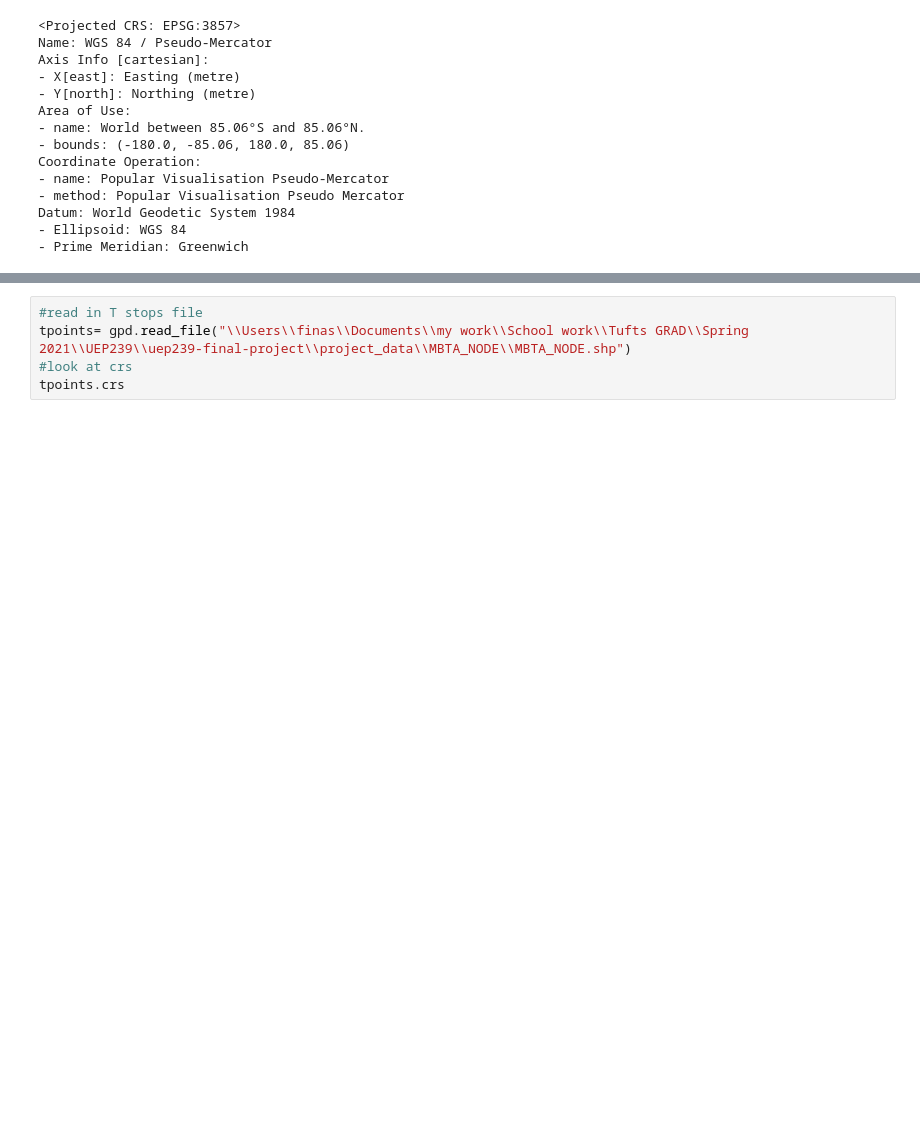
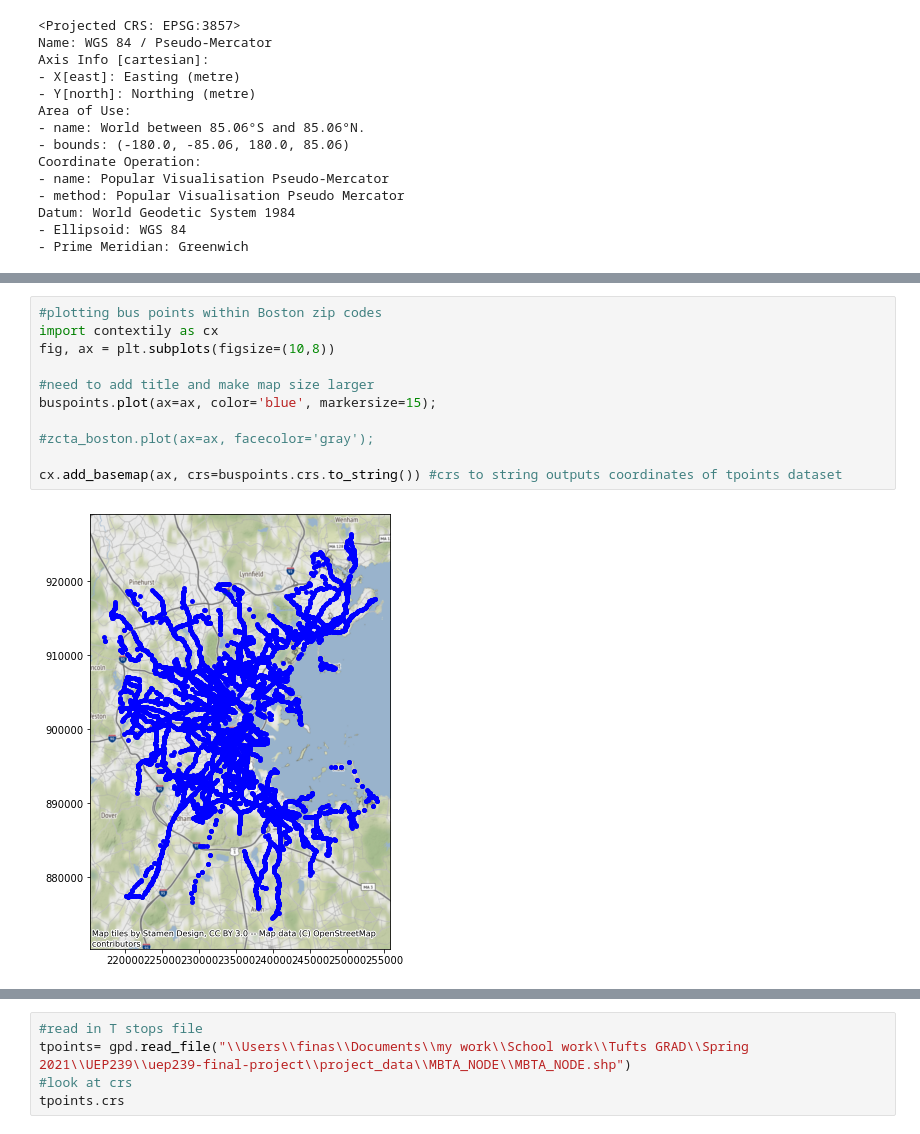
Before and after one commit to finashort/uep239-final-project, a Jupyter notebook: UEP239Final.ipynb, the cells around one changed output, grey strips where cells are left out. Drawn from its saved outputs; the diff is of its cells as text; blank space fills up the shorter version.

```diff
--- a/UEP239Final.ipynb
+++ b/UEP239Final.ipynb
@@ -189,0 +187,13 @@ buspoints = buspoints.to_crs("EPSG:6491")
+# %%
+#plotting bus points within Boston zip codes
+import contextily as cx
+fig, ax = plt.subplots(figsize=(10,8))
+
+#need to add title and make map size larger
+buspoints.plot(ax=ax, color='blue', markersize=15);
+
+#zcta_boston.plot(ax=ax, facecolor='gray');
+
+cx.add_basemap(ax, crs=buspoints.crs.to_string()) #crs to string outputs coordinates of tpoints dataset
+# %% [output]
+[figure, added]
```
Also changed, not shown: parts of 43 cells of this notebook, 3 other files.
